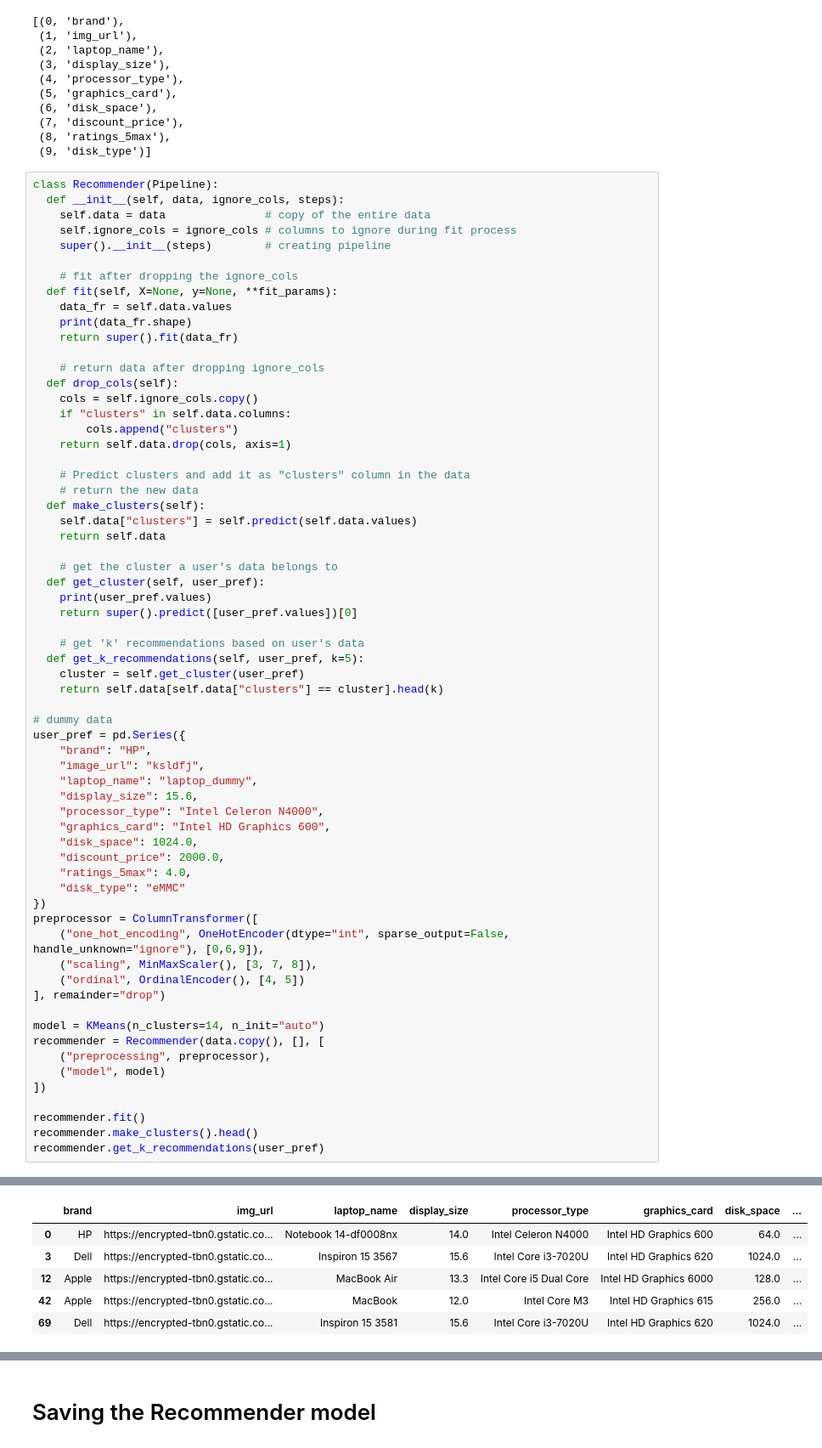
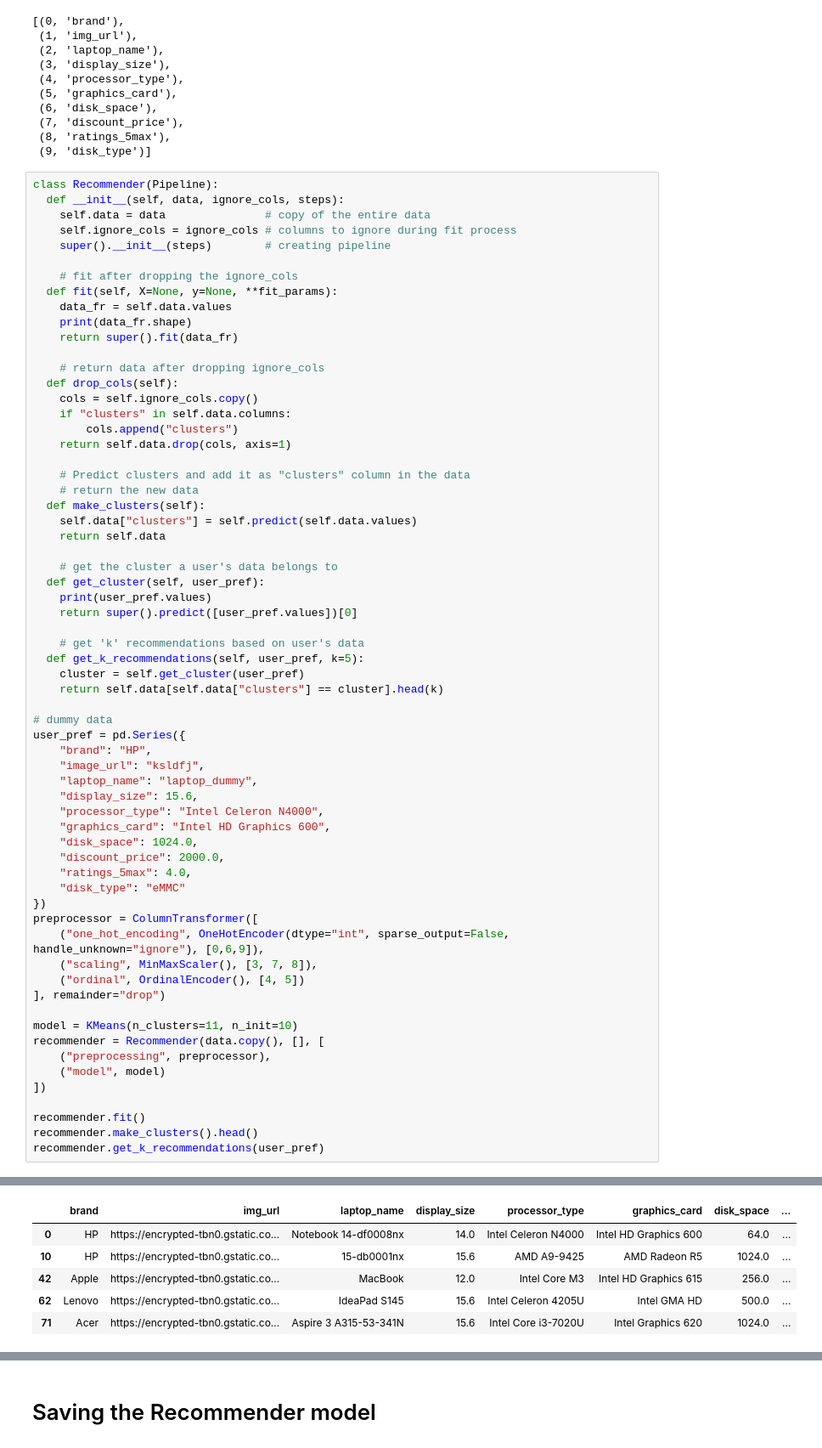
Before and after one commit to cse-vaibhav/Project2-backend, a Jupyter notebook: notebooks/Recommendor_new.ipynb, the cells around one changed output, grey strips where cells are left out. Shown: that part at 85% size. Drawn from its saved outputs; the diff is of its cells as text.

```diff
--- a/notebooks/Recommendor_new.ipynb
+++ b/notebooks/Recommendor_new.ipynb
@@ -277,38 +277,38 @@ user_pref = pd.Series({
     "image_url": "ksldfj",
     "laptop_name": "laptop_dummy",
     "display_size": 15.6,
     "processor_type": "Intel Celeron N4000",
     "graphics_card": "Intel HD Graphics 600",
     "disk_space": 1024.0,
     "discount_price": 2000.0,
     "ratings_5max": 4.0,
     "disk_type": "eMMC"
 })
 preprocessor = ColumnTransformer([
     ("one_hot_encoding", OneHotEncoder(dtype="int", sparse_output=False, handle_unknown="ignore"), [0,6,9]),
     ("scaling", MinMaxScaler(), [3, 7, 8]),
     ("ordinal", OrdinalEncoder(), [4, 5])
 ], remainder="drop")
 
-model = KMeans(n_clusters=14, n_init="auto")
+model = KMeans(n_clusters=11, n_init=10)
 recommender = Recommender(data.copy(), [], [
     ("preprocessing", preprocessor),
     ("model", model)
 ])
 
 recommender.fit()
 recommender.make_clusters().head()
 recommender.get_k_recommendations(user_pref)
 # %% [output]
 (203, 10)
 ['HP' 'ksldfj' 'laptop_dummy' 15.6 'Intel Celeron N4000'
  'Intel HD Graphics 600' 1024.0 2000.0 4.0 'eMMC']
 |  | brand | img_url | laptop_name | display_size | processor_type | graphics_card | disk_space | ... |
 | 0 | HP | https://encrypted-tbn0.gstatic.co... | Notebook 14-df0008nx | 14.0 | Intel Celeron N4000 | Intel HD Graphics 600 | 64.0 | ... |
-| 3 | Dell | https://encrypted-tbn0.gstatic.co... | Inspiron 15 3567 | 15.6 | Intel Core i3-7020U | Intel HD Graphics 620 | 1024.0 | ... |
-| 12 | Apple | https://encrypted-tbn0.gstatic.co... | MacBook Air | 13.3 | Intel Core i5 Dual Core | Intel HD Graphics 6000 | 128.0 | ... |
+| 10 | HP | https://encrypted-tbn0.gstatic.co... | 15-db0001nx | 15.6 | AMD A9-9425 | AMD Radeon R5 | 1024.0 | ... |
 | 42 | Apple | https://encrypted-tbn0.gstatic.co... | MacBook | 12.0 | Intel Core M3 | Intel HD Graphics 615 | 256.0 | ... |
-| 69 | Dell | https://encrypted-tbn0.gstatic.co... | Inspiron 15 3581 | 15.6 | Intel Core i3-7020U | Intel HD Graphics 620 | 1024.0 | ... |
+| 62 | Lenovo | https://encrypted-tbn0.gstatic.co... | IdeaPad S145 | 15.6 | Intel Celeron 4205U | Intel GMA HD | 500.0 | ... |
+| 71 | Acer | https://encrypted-tbn0.gstatic.co... | Aspire 3 A315-53-341N | 15.6 | Intel Core i3-7020U | Intel Graphics 620 | 1024.0 | ... |
 # %%
 x = data.values
 x = recommender["preprocessing"].transform(x)
```
Also changed, not shown: parts of 5 cells of this notebook, 12 other files.
